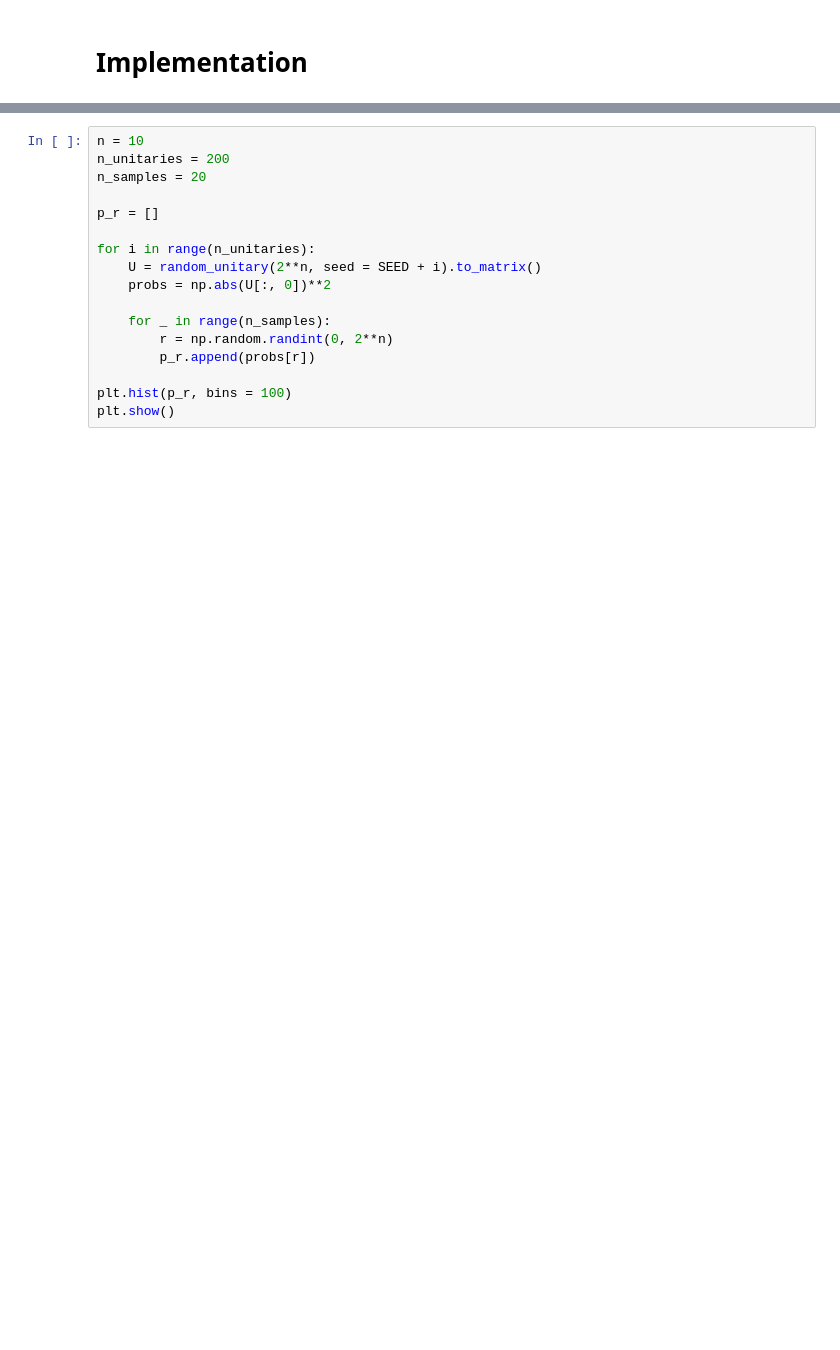
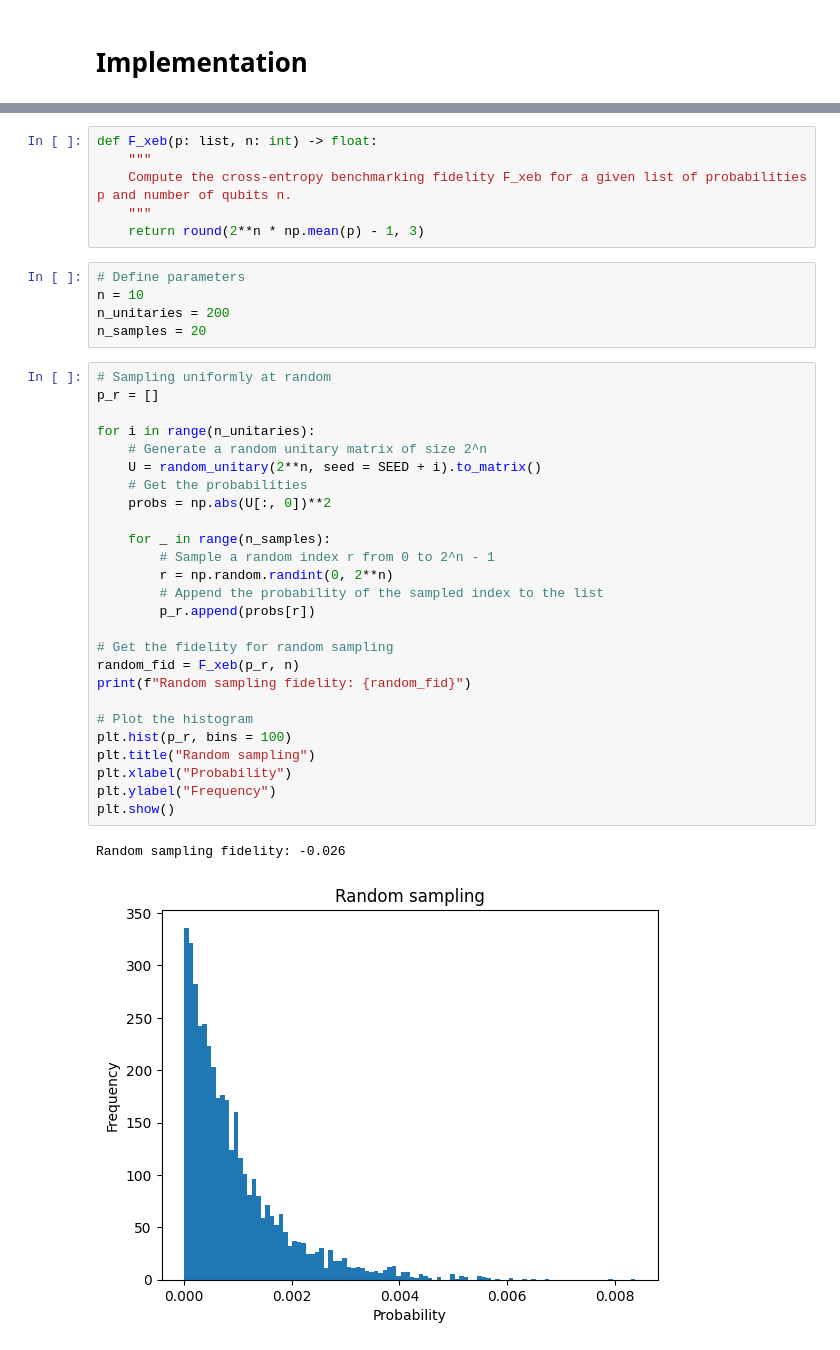
Before and after one commit to mariomeendezz/Quantum-Computing-Notebooks, a Jupyter notebook: notebooks/8. Random Circuit Sampling.ipynb, the cells around one changed output, grey strips where cells are left out. Drawn from its saved outputs; the diff is of its cells as text; blank space fills up the shorter version.

```diff
--- a/notebooks/8. Random Circuit Sampling.ipynb
+++ b/notebooks/8. Random Circuit Sampling.ipynb
@@ -29,18 +64,41 @@ Random Circuit Sampling is an important problem because it provides a simple way
+# %%
+def F_xeb(p: list, n: int) -> float:
+    """
+    Compute the cross-entropy benchmarking fidelity F_xeb for a given list of probabilities p and number of qubits n.
+    """
+    return round(2**n * np.mean(p) - 1, 3)
+# %%
+# Define parameters
+n = 10
+n_unitaries = 200
+n_samples = 20
 # %%
-n = 10
-n_unitaries = 200
-n_samples = 20
-
+# Sampling uniformly at random
 p_r = []
 
 for i in range(n_unitaries):
+    # Generate a random unitary matrix of size 2^n
     U = random_unitary(2**n, seed = SEED + i).to_matrix()
+    # Get the probabilities
     probs = np.abs(U[:, 0])**2
 
     for _ in range(n_samples):
+        # Sample a random index r from 0 to 2^n - 1
         r = np.random.randint(0, 2**n)
+        # Append the probability of the sampled index to the list
         p_r.append(probs[r])
 
+# Get the fidelity for random sampling
+random_fid = F_xeb(p_r, n)
+print(f"Random sampling fidelity: {random_fid}")
+
+# Plot the histogram
 plt.hist(p_r, bins = 100)
+plt.title("Random sampling")
+plt.xlabel("Probability")
+plt.ylabel("Frequency")
 plt.show()
+# %% [output]
+Random sampling fidelity: -0.026
+[figure, added]
 # %%
```
Also changed, not shown: parts of 10 cells of this notebook.
